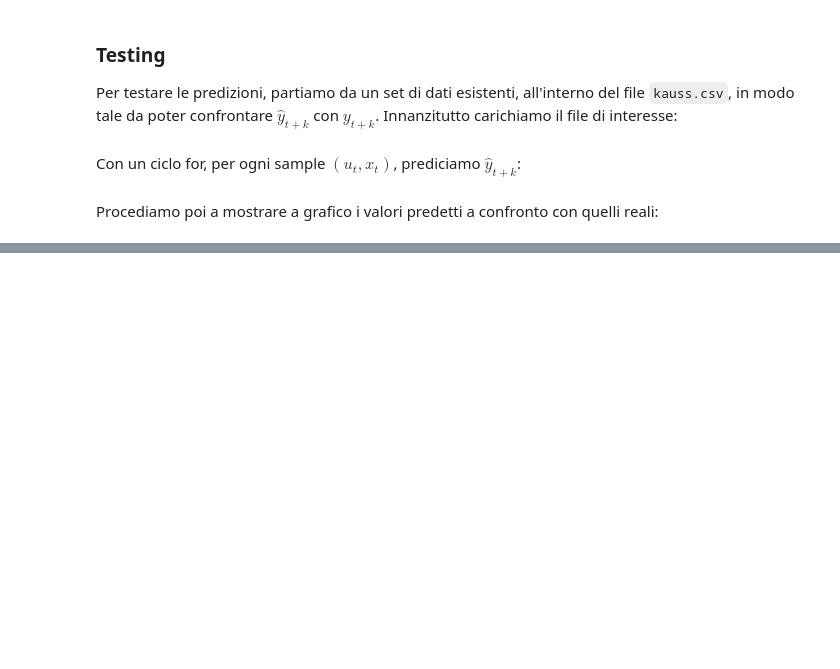
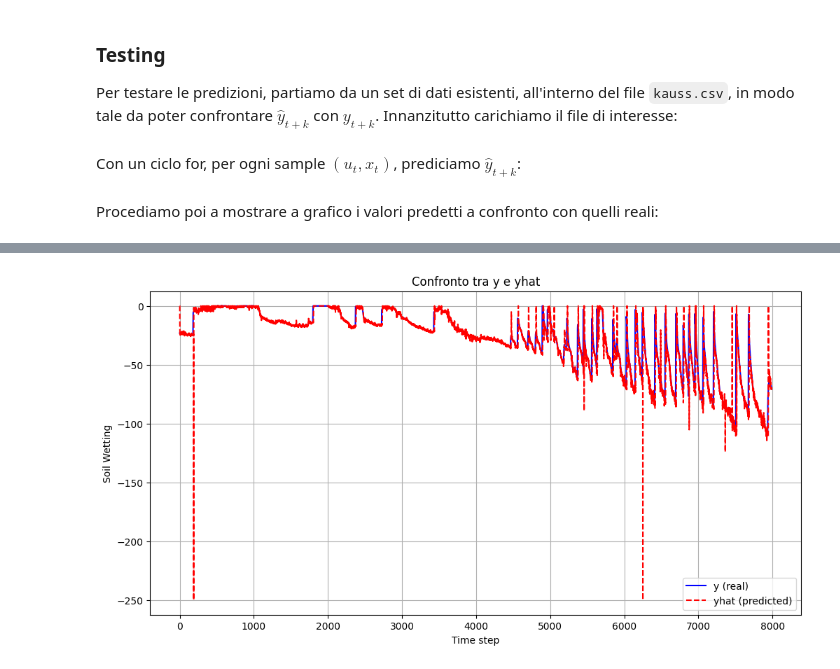
Before and after one commit to teddematteo/soil-moisture-content-forecasting, a Jupyter notebook: kalman_filter_forecasting.ipynb, the cells around one changed output, grey strips where cells are left out. Saved outputs shown, nothing was run; the diff lists cells and outputs as text; code cells hidden in the pictures; blank space fills up the shorter version.

```diff
--- a/kalman_filter_forecasting.ipynb
+++ b/kalman_filter_forecasting.ipynb
@@ -443,30 +444,13 @@ min_len = min(len(y_plot), len(yhat_plot))
 y_plot = y_plot[:min_len]
 yhat_plot = yhat_plot[:min_len]
 
-fig = go.Figure()
-
-fig.add_trace(go.Scatter(
-    y=y_plot,
-    mode='lines',
-    name='y (real)',
-    line=dict(color='blue')
-))
-
-fig.add_trace(go.Scatter(
-    y=yhat_plot,
-    mode='lines',
-    name='yhat (predicted)',
-    line=dict(color='red', dash='dash')
-))
-
-fig.update_layout(
-    title='Confronto tra y e yhat',
-    xaxis_title='Time step',
-    yaxis_title='Soil Wetting',
-    width=900,
-    height=500,
-    template='plotly_white'
-)
-
-fig.show()
+plt.figure(figsize=(12, 6))
+plt.plot(y_plot, label='y (real)', color='blue')
+plt.plot(yhat_plot, label='yhat (predicted)', color='red', linestyle='--')
+plt.xlabel('Time step')
+plt.ylabel('Soil Wetting')
+plt.title('Confronto tra y e yhat')
+plt.legend()
+plt.grid(True)
+plt.show()
 # %% [output]
@@ -473,0 +457 @@ fig.show()
+[figure, added]
```
Also changed, not shown: parts of 2 cells of this notebook.
